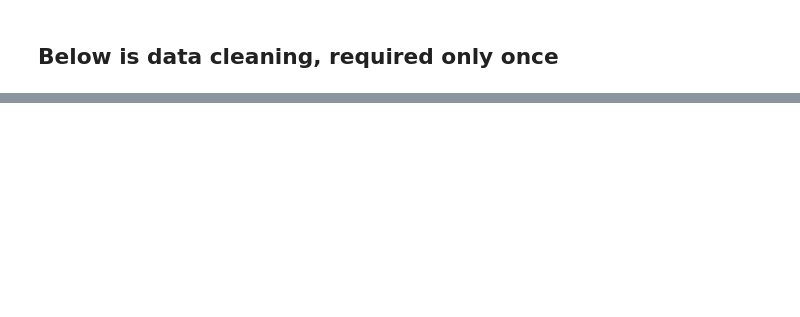
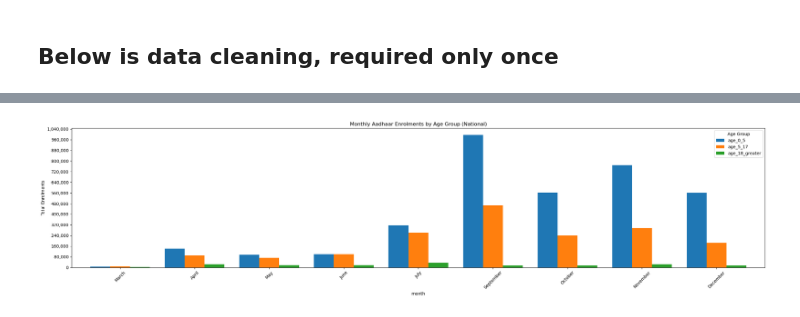
Before and after one commit to pranavdawara-py/aadhaar-analysis, a Jupyter notebook: notebooks/data_analysis.ipynb, the cells around one changed output, grey strips where cells are left out. Cells and saved outputs as stored; diff of their text form; code cells hidden in the pictures; blank space fills up the shorter version.

```diff
--- a/notebooks/data_analysis.ipynb
+++ b/notebooks/data_analysis.ipynb
@@ -718,26 +1095,26 @@ plt.show()
 # %%
 monthly_age = (
-    df_clean.groupby("month")[age_cols]
-      .sum()
+    df_clean
+    .groupby(["month_order", "month"], as_index=False)[age_cols]
+    .sum()
+    .sort_values("month_order")
 )
+# set month names as index for plotting
+monthly_age.index = monthly_age["month"].astype(str)
+monthly_age[age_cols].plot(kind="bar", figsize=(24,6), width=0.8)
 
-monthly_age.index = monthly_age.index.astype(str)
-
-monthly_age.plot(
-    kind="bar",
-    figsize=(24, 6),
-    width=0.8
-)
 
 plt.ylabel("Total Enrolments")
 plt.title("Monthly Aadhaar Enrolments by Age Group (National)")
 plt.xticks(rotation=45)
 plt.gca().yaxis.set_major_formatter(mtick.StrMethodFormatter('{x:,.0f}'))
 plt.gca().yaxis.set_major_locator(mtick.MaxNLocator(nbins=15))
 plt.legend(title="Age Group")
 plt.tight_layout()
 plt.show()
 #arrange in order of highest enrollment(total) state first
+# %% [output]
+[figure, added]
 # %%
 # top 10 states by total enrolments
 top_states = (
```
Also changed, not shown: parts of 56 cells of this notebook.
